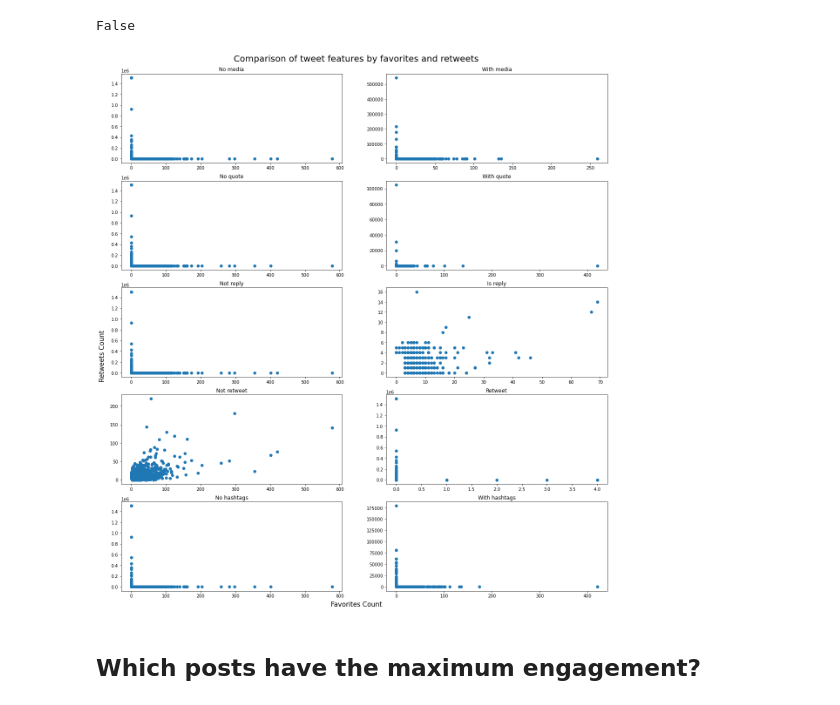
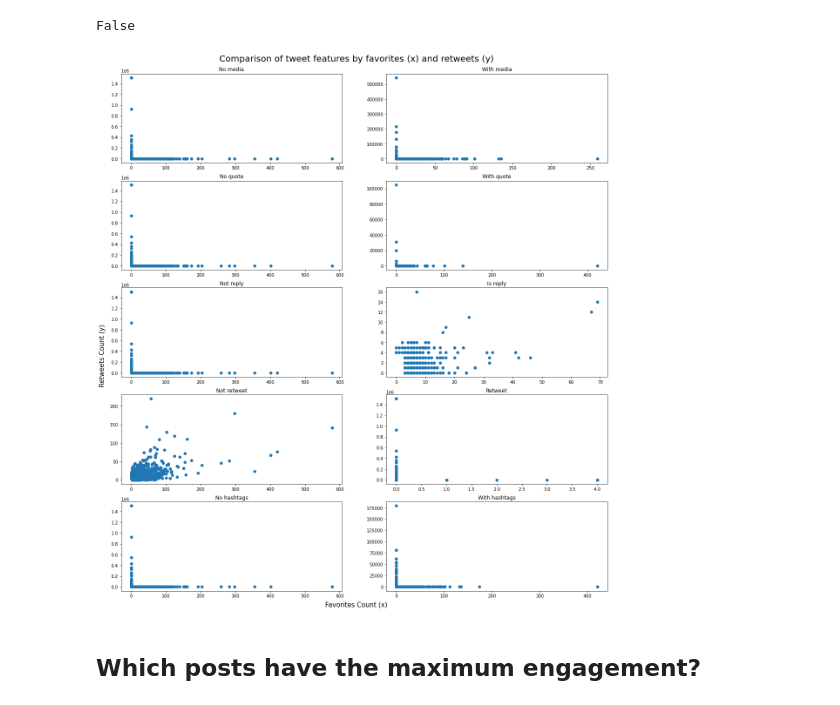
Before and after one commit to douglas-thoms/Datathon-2021-10-16, a Jupyter notebook: npo_twitter_eda.ipynb, the cells around one changed output. Drawn from its saved outputs; the diff is of its cells as text; code cells hidden in the pictures.

Commit message:
added figure title

```diff
--- a/npo_twitter_eda.ipynb
+++ b/npo_twitter_eda.ipynb
@@ -283,37 +283,37 @@ False
 # Plot potential factors that impact enagement
 fig, axes = plt.subplots(5, 2, figsize=(20,20))
 
 axes[0, 0].scatter(x='favorite_count', y='retweet_count', data=high_engagement_df[high_engagement_df['has_media'] == False])
 axes[0, 1].scatter(x='favorite_count', y='retweet_count', data=high_engagement_df[high_engagement_df['has_media'] == True])
 axes[1, 0].scatter(x='favorite_count', y='retweet_count', data=high_engagement_df[high_engagement_df['is_quote'] == False])
 axes[1, 1].scatter(x='favorite_count', y='retweet_count', data=high_engagement_df[high_engagement_df['is_quote'] == True])
 axes[2, 0].scatter(x='favorite_count', y='retweet_count', data=high_engagement_df[high_engagement_df['is_reply'] == False])
 axes[2, 1].scatter(x='favorite_count', y='retweet_count', data=high_engagement_df[high_engagement_df['is_reply'] == True])
 axes[3, 0].scatter(x='favorite_count', y='retweet_count', data=high_engagement_df[high_engagement_df['is_retweet'] == False])
 axes[3, 1].scatter(x='favorite_count', y='retweet_count', data=high_engagement_df[high_engagement_df['is_retweet'] == True])
 axes[4, 0].scatter(x='favorite_count', y='retweet_count', data=high_engagement_df[high_engagement_df['hashtags'] == '[]'])
 axes[4, 1].scatter(x='favorite_count', y='retweet_count', data=high_engagement_df[high_engagement_df['hashtags'] != '[]'])
 
 
 # labels and annotations
 axes[0, 0].set_title('No media')
 axes[0, 1].set_title('With media')
 axes[1, 0].set_title('No quote')
 axes[1, 1].set_title('With quote')
 axes[2, 0].set_title('Not reply')
 axes[2, 1].set_title('Is reply')
 axes[3, 0].set_title('Not retweet')
 axes[3, 1].set_title('Retweet')
 axes[4, 0].set_title('No hashtags')
 axes[4, 1].set_title('With hashtags')
 
-fig.text(0.5, 0.1, 'Favorites Count (y)', ha='center', fontsize=15)
-fig.text(0.09, 0.5, 'Retweets Count', va='center', rotation='vertical', fontsize=15)
+fig.text(0.5, 0.1, 'Favorites Count (x)', ha='center', fontsize=15)
+fig.text(0.09, 0.5, 'Retweets Count (y)', va='center', rotation='vertical', fontsize=15)
 
-fig.suptitle('Comparison of tweet features by favorites and retweets', fontsize=20)
+fig.suptitle('Comparison of tweet features by favorites (x) and retweets (y)', fontsize=20)
 fig.subplots_adjust(top=0.95)
 # %% [output]
-[figure, old version]
+[figure, new version]
 # %% [markdown]
 ## Which posts have the maximum engagement?
 # %%
```
